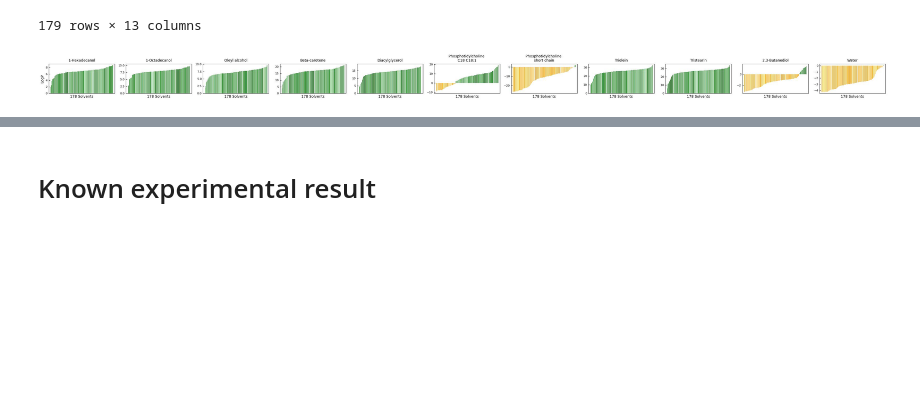
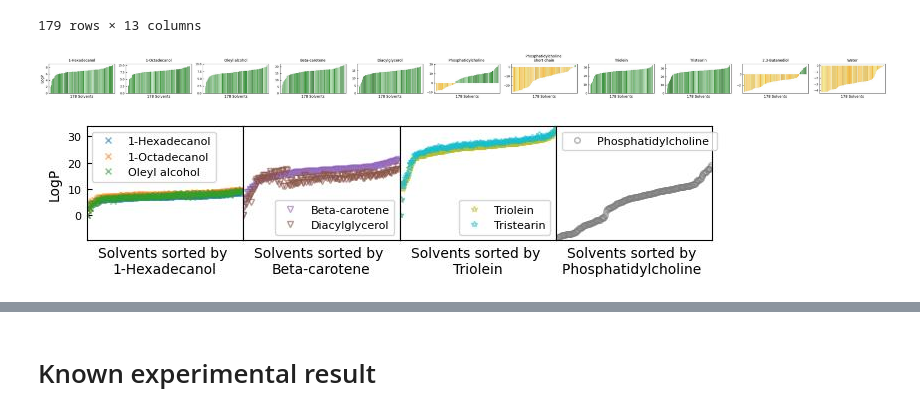
Before and after one commit to zhangdf07/SEP, a Jupyter notebook: Long-chain-fatty-acid/ML_screening.ipynb, the cells around one changed output, grey strips where cells are left out. Drawn from its saved outputs; the diff is of its cells as text; code cells hidden in the pictures; blank space fills up the shorter version.

```diff
--- a/Long-chain-fatty-acid/ML_screening.ipynb
+++ b/Long-chain-fatty-acid/ML_screening.ipynb
@@ -210,6 +222,70 @@ axs[0].set_ylabel('LogP', fontsize=10) ## input Y name
 plt.show()
 # %% [output]
 [figure]
+# %%
+key1 = ['c16', 'd18', 'o18']
+key2 = ['bcr', 'dcg']
+key4 = ['pcc' ]
+key3 = ['tro', 'trs']
+keys_array = [ key1, key2, key3, key4 ]
+
+markers = ['x','v','*','o']
+legend_loc = ['upper left', 'lower right', 'lower right', 'upper left' ]
+
+cmap = mpl.colormaps['tab10']
+colors_rgba = cmap(np.linspace(0, 1, len(gloabel_plot_keys)))
+colors_rgba = {i:c for i,c in zip(gloabel_plot_keys,colors_rgba) }
+
+x = np.arange(len(df_solvent_merged))
+
+fig, axs = plt.subplots(1,4, figsize=(7,1.8), tight_layout=True, dpi=100, gridspec_kw={'wspace': 0})
+
+y_lim = [1e9,-1e9]
+x_lim = [-0.5, len(x)+0.5 ]
+for n,keys in enumerate(keys_array):
+    marker = markers[n]
+    dG_names = [ col for col in df_solvent_merged.columns if if_contain_keys(col,key_list=keys) ]
+    colors =  [ colors_rgba[ m[3:6] ] for m in dG_names ]
+    y_names = [ header_to_name[ m[3:6] ] for m in dG_names ]
+
+    df = df_solvent_merged.sort_values(dG_names[0], ascending=False) #.reset_index(drop=True)
+    x_label = 'Solvents sorted by \n'+ y_names[0]
+
+    #id_row, id_col = int(n/2), n%2
+    ax = axs[n] #[id_row][id_col]
+    for i,dg in enumerate(dG_names):
+        y = df[dg]
+        y = -y/(2.303*1.987*0.001*(273.15+25))
+
+        b = y_names[i]#.replace( 'Phosphatidylcholine', 'Phospha-\n tidylcholine')
+        ax.plot(x, y, color=colors[i], lw=2, ls='', marker=marker, ms=4, markerfacecolor='None', markeredgecolor=colors[i], alpha=0.6, label=b )
+        #display(dg,y)
+
+        y_lim[0] = np.min( ( -0.5, y_lim[0], min(y) ) )
+        y_lim[1] = np.max( ( y_lim[1], max(y) ) )
+
+    ax.set_xlabel(x_label,fontsize=10) ## input X name
+    ax.tick_params(direction='in',labelsize='8')
+    ax.set_xticks([])
+    ax.legend(fontsize=8, loc=legend_loc[n], ncol=1, )#bbox_to_anchor=(1.01, 0.94), title='UF$_4$%', handlelength=2, title_fontsize=9 )
+
+#for i in range(2):
+#    for j in range(2):
+#        ax = axs[i][j]
+for n in range(4):
+    ax = axs[n]
+    ax.set_xlim( x_lim )
+    ax.set_ylim( y_lim )
+    #if j>0:
+    if n >0:
+        ax.tick_params(left=False, labelleft=False)
+    else:
+        ax.set_ylabel('LogP', fontsize=10) ## input Y name
+
+plt.savefig('logP_SimpleOnly.png', dpi=800)
+plt.show()
+# %% [output]
+[figure, added]
 # %%
 import numpy as np
 import matplotlib.pyplot as plt
```
Also changed, not shown: parts of 100 cells of this notebook, 1 other file.
